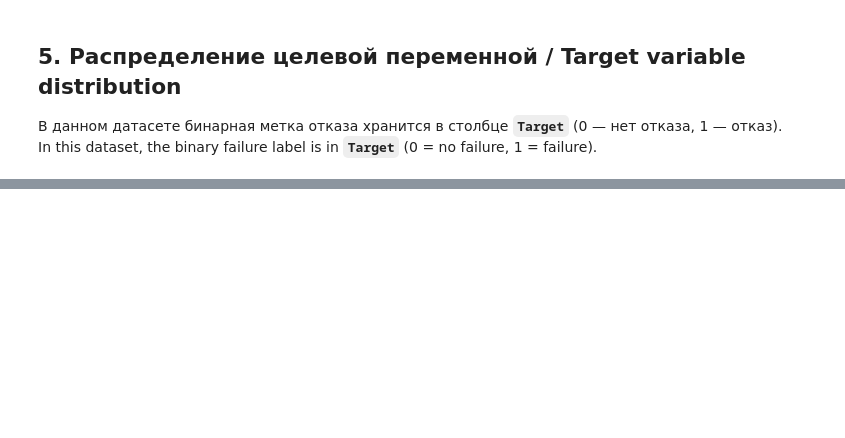
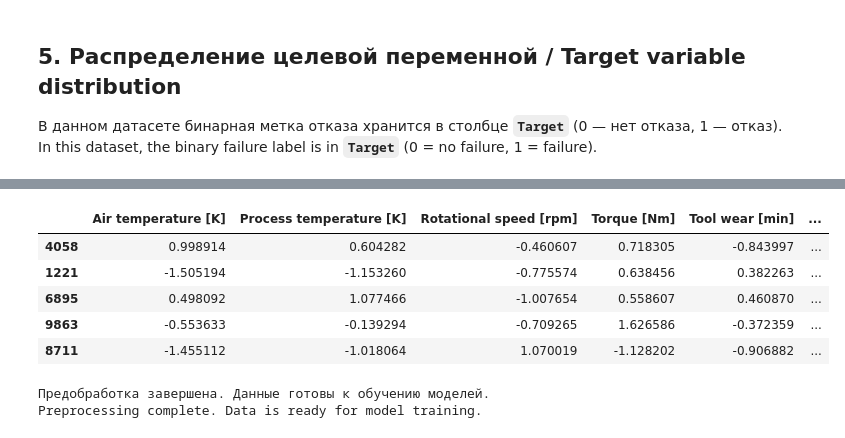
Before and after one commit to notacoder-notyet/Pet-proj, a Jupyter notebook: notebooks/01_eda_and_modeling.ipynb, the cells around one changed output, grey strips where cells are left out. Cells and saved outputs as stored; diff of their text form; code cells hidden in the pictures; blank space fills up the shorter version.

```diff
--- a/notebooks/01_eda_and_modeling.ipynb
+++ b/notebooks/01_eda_and_modeling.ipynb
@@ -163,0 +238,64 @@ if "Failure Type" in df.columns:
+# %%
+from sklearn.model_selection import train_test_split
+from sklearn.preprocessing import StandardScaler
+
+# 1. Копия данных — исходный df не изменяем / Copy — keep original df intact
+df_model = df.copy()
+
+# 2. Целевая переменная y = Target / Target variable
+y = df_model["Target"]
+
+# 3. Инженерия признаков / Feature engineering
+# Product ID: первые 2 символа — подтип продукта (L4, L5, M1, M2, H2, H3)
+# Product ID: first 2 chars encode product sub-type (L4, L5, M1, M2, H2, H3)
+df_model["Product_ID_prefix"] = df_model["Product ID"].astype(str).str[:2]
+
+# Признаки X: убираем служебные и целевые колонки / Features X: drop ID, target, leakage
+drop_cols = ["UDI", "Product ID", "Target", "Failure Type"]
+X = df_model.drop(columns=drop_cols)
+
+# 4. Типы признаков / Feature types
+numeric_cols = [
+    "Air temperature [K]",
+    "Process temperature [K]",
+    "Rotational speed [rpm]",
+    "Torque [Nm]",
+    "Tool wear [min]",
+]
+categorical_cols = ["Type", "Product_ID_prefix"]
+
+print("Числовые признаки / Numeric features:")
+print(numeric_cols)
+print("\nКатегориальные признаки / Categorical features:")
+print(categorical_cols)
+
+# 5. One-Hot Encoding для категориальных признаков / One-hot encode categoricals
+X = pd.get_dummies(X, columns=categorical_cols, drop_first=False)
+
+# 6. Разбиение train (80%) / test (20%) / Train-test split
+X_train, X_test, y_train, y_test = train_test_split(
+    X,
+    y,
+    test_size=0.2,
+    random_state=42,
+    stratify=y,  # сохраняем долю классов Target / preserve Target class ratio
+)
+
+# 7. Стандартизация числовых признаков: fit на train, transform на train и test
+# Standardize numeric features: fit on train, transform train and test
+scaler = StandardScaler()
+X_train[numeric_cols] = scaler.fit_transform(X_train[numeric_cols])
+X_test[numeric_cols] = scaler.transform(X_test[numeric_cols])
+
+# 8. Размеры выборок и первые строки X_train / Sample sizes and X_train preview
+print("\n" + "=" * 50)
+print("Размеры выборок / Sample shapes:")
+print(f"  X_train: {X_train.shape}  |  X_test: {X_test.shape}")
+print(f"  y_train: {y_train.shape}  |  y_test: {y_test.shape}")
+
+print("\nПервые 5 строк X_train / First 5 rows of X_train:")
+display(X_train.head())
+
+print("\nПредобработка завершена. Данные готовы к обучению моделей.")
+print("Preprocessing complete. Data is ready for model training.")
+# %% [output]
@@ -163,0 +314,8 @@ if "Failure Type" in df.columns:
+|  | Air temperature [K] | Process temperature [K] | Rotational speed [rpm] | Torque [Nm] | Tool wear [min] | ... |
+| 4058 | 0.998914 | 0.604282 | -0.460607 | 0.718305 | -0.843997 | ... |
+| 1221 | -1.505194 | -1.153260 | -0.775574 | 0.638456 | 0.382263 | ... |
+| 6895 | 0.498092 | 1.077466 | -1.007654 | 0.558607 | 0.460870 | ... |
+| 9863 | -0.553633 | -0.139294 | -0.709265 | 1.626586 | -0.372359 | ... |
+| 8711 | -1.455112 | -1.018064 | 1.070019 | -1.128202 | -0.906882 | ... |
+Предобработка завершена. Данные готовы к обучению моделей.
+Preprocessing complete. Data is ready for model training.
```
Also changed, not shown: parts of 10 cells of this notebook.
